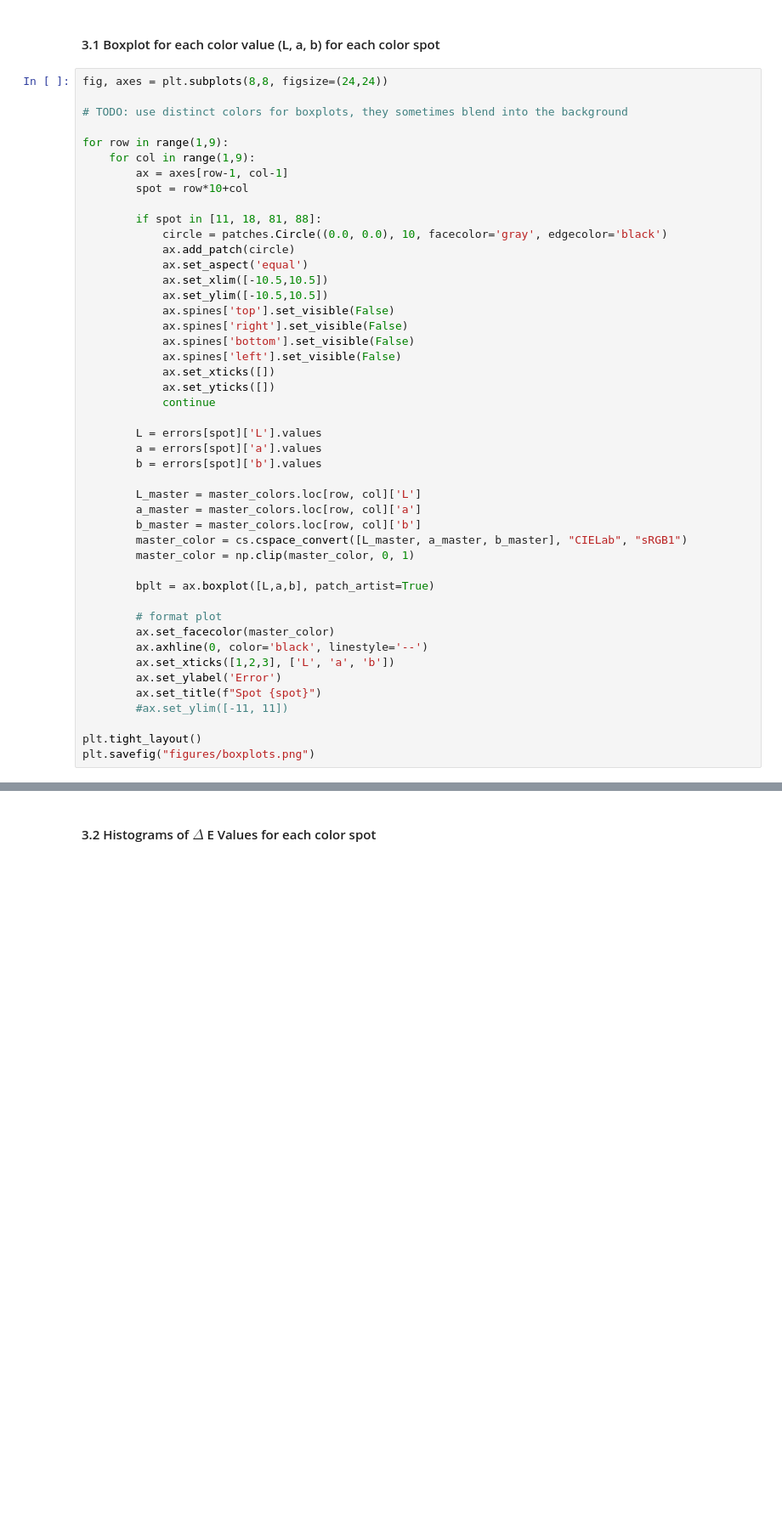
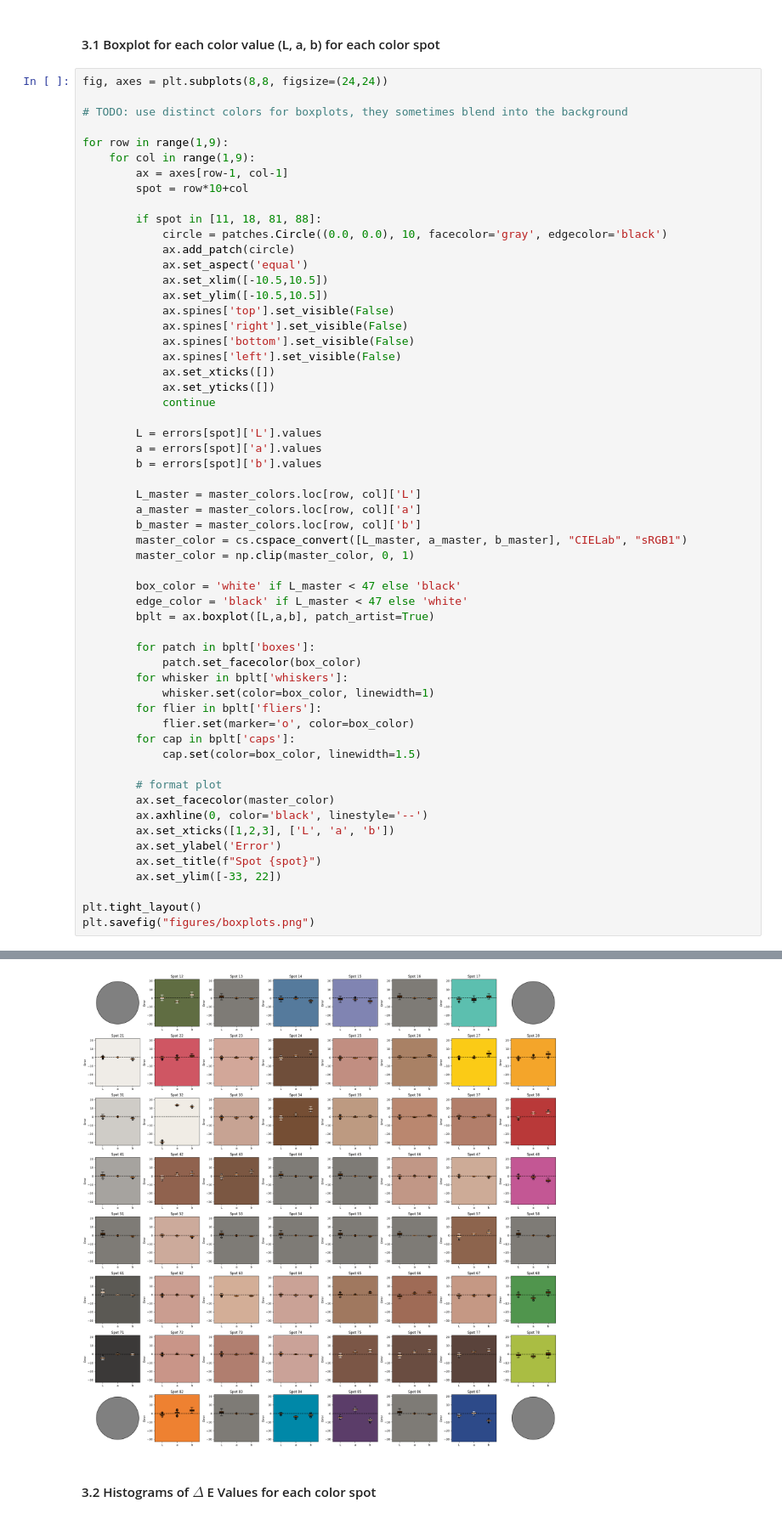
Before and after one commit to tkBischoff/DataViz, a Jupyter notebook: report.ipynb, the cells around one changed output, grey strips where cells are left out. Shown at 85% size. Cells and saved outputs as stored; diff of their text form; blank space fills up the shorter version.

Commit message:
Increased contrast for some plots

```diff
--- a/report.ipynb
+++ b/report.ipynb
@@ -241,7 +241,18 @@ for row in range(1,9):
         master_color = cs.cspace_convert([L_master, a_master, b_master], "CIELab", "sRGB1")
         master_color = np.clip(master_color, 0, 1)
 
+        box_color = 'white' if L_master < 47 else 'black'
+        edge_color = 'black' if L_master < 47 else 'white'
         bplt = ax.boxplot([L,a,b], patch_artist=True)
+
+        for patch in bplt['boxes']:
+            patch.set_facecolor(box_color)
+        for whisker in bplt['whiskers']:
+            whisker.set(color=box_color, linewidth=1)
+        for flier in bplt['fliers']:
+            flier.set(marker='o', color=box_color)
+        for cap in bplt['caps']:
+            cap.set(color=box_color, linewidth=1.5)
 
         # format plot
         ax.set_facecolor(master_color)
@@ -249,7 +260,7 @@ for row in range(1,9):
         ax.set_xticks([1,2,3], ['L', 'a', 'b'])
         ax.set_ylabel('Error')
         ax.set_title(f"Spot {spot}")
-        #ax.set_ylim([-11, 11])
+        ax.set_ylim([-33, 22])
 
 plt.tight_layout()
 plt.savefig("figures/boxplots.png")
@@ -258,3 +268,4 @@ NameError: name 'plt' is not defined
+[figure, added]
 # %% [markdown]
 #### 3.2 Histograms of $\Delta$ E Values for each color spot  <a class="anchor" id="3.2"></a>
 # %%
```
Also changed, not shown: parts of 2 cells of this notebook.
